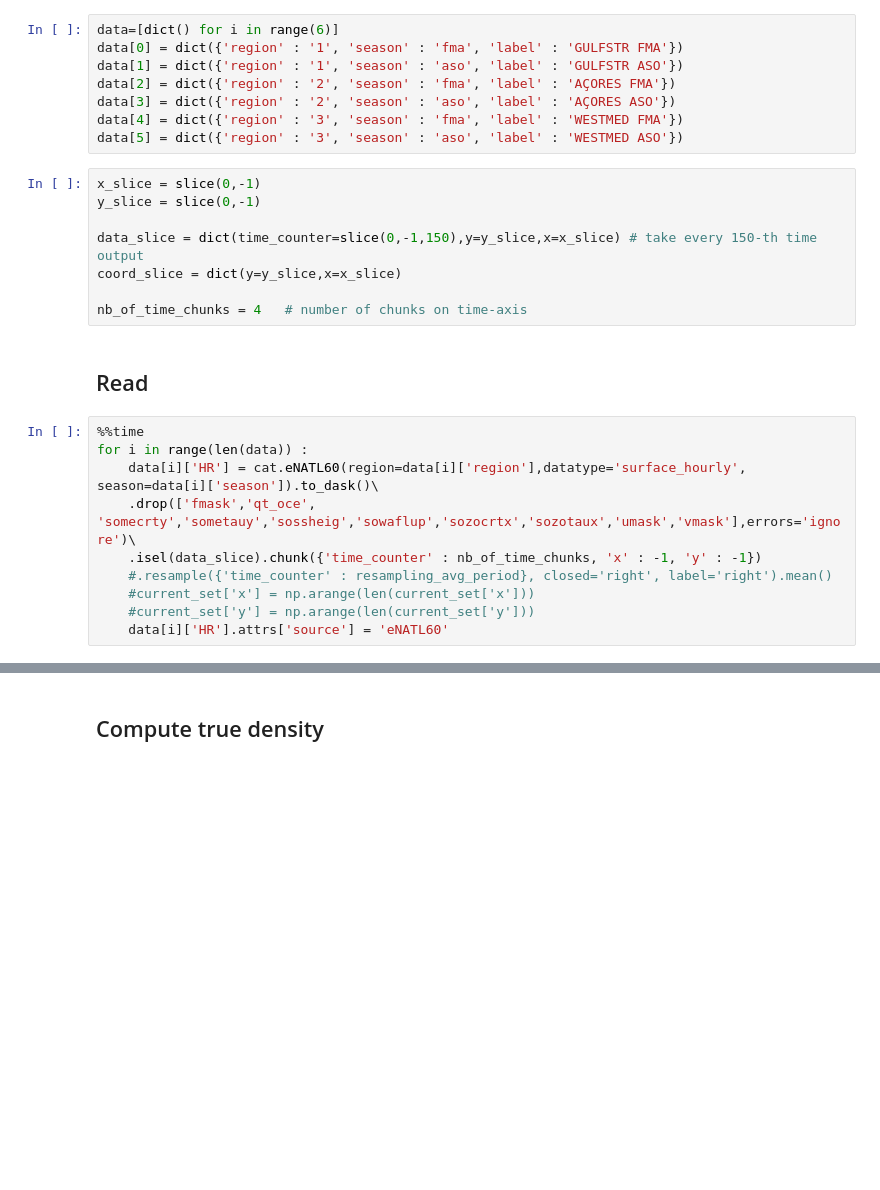
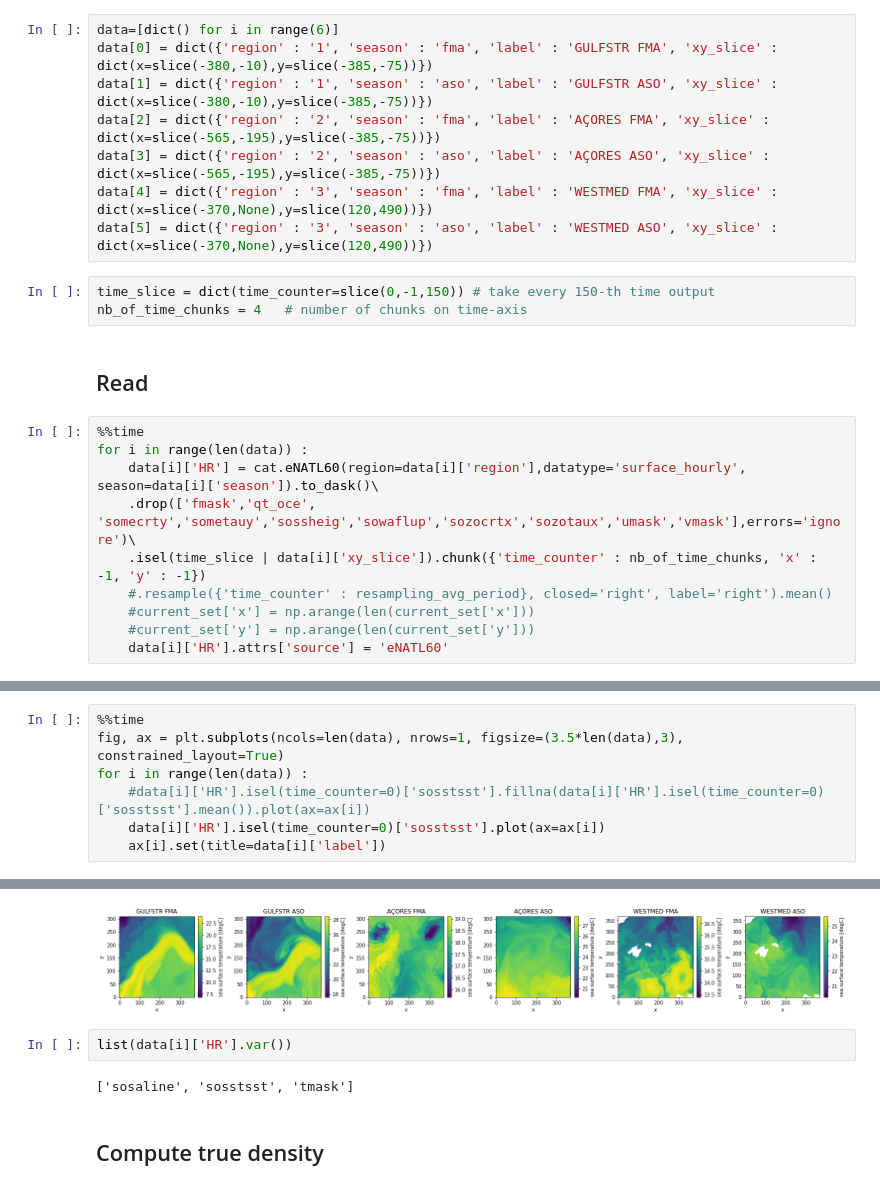
Before and after one commit to anastasiaGor/oceanDataNotebooks, a Jupyter notebook: density_ML/06-cloud_version.ipynb, the cells around one changed output, grey strips where cells are left out. Drawn from its saved outputs; the diff is of its cells as text; blank space fills up the shorter version.

```diff
--- a/density_ML/06-cloud_version.ipynb
+++ b/density_ML/06-cloud_version.ipynb
@@ -23,19 +28,14 @@ from validate_catalog import all_params
 params_dict, cat = all_params()
 # %%
 data=[dict() for i in range(6)]
-data[0] = dict({'region' : '1', 'season' : 'fma', 'label' : 'GULFSTR FMA'})
-data[1] = dict({'region' : '1', 'season' : 'aso', 'label' : 'GULFSTR ASO'})
-data[2] = dict({'region' : '2', 'season' : 'fma', 'label' : 'AÇORES FMA'})
-data[3] = dict({'region' : '2', 'season' : 'aso', 'label' : 'AÇORES ASO'})
-data[4] = dict({'region' : '3', 'season' : 'fma', 'label' : 'WESTMED FMA'})
-data[5] = dict({'region' : '3', 'season' : 'aso', 'label' : 'WESTMED ASO'})
+data[0] = dict({'region' : '1', 'season' : 'fma', 'label' : 'GULFSTR FMA', 'xy_slice' : dict(x=slice(-380,-10),y=slice(-385,-75))})
+data[1] = dict({'region' : '1', 'season' : 'aso', 'label' : 'GULFSTR ASO', 'xy_slice' : dict(x=slice(-380,-10),y=slice(-385,-75))})
+data[2] = dict({'region' : '2', 'season' : 'fma', 'label' : 'AÇORES FMA', 'xy_slice' : dict(x=slice(-565,-195),y=slice(-385,-75))})
+data[3] = dict({'region' : '2', 'season' : 'aso', 'label' : 'AÇORES ASO', 'xy_slice' : dict(x=slice(-565,-195),y=slice(-385,-75))})
+data[4] = dict({'region' : '3', 'season' : 'fma', 'label' : 'WESTMED FMA', 'xy_slice' : dict(x=slice(-370,None),y=slice(120,490))})
+data[5] = dict({'region' : '3', 'season' : 'aso', 'label' : 'WESTMED ASO', 'xy_slice' : dict(x=slice(-370,None),y=slice(120,490))})
 # %%
-x_slice = slice(0,-1)
-y_slice = slice(0,-1)
-
-data_slice = dict(time_counter=slice(0,-1,150),y=y_slice,x=x_slice) # take every 150-th time output
-coord_slice = dict(y=y_slice,x=x_slice)
-
+time_slice = dict(time_counter=slice(0,-1,150)) # take every 150-th time output
 nb_of_time_chunks = 4   # number of chunks on time-axis
 # %% [markdown]
 ## Read
@@ -44,7 +44,7 @@ nb_of_time_chunks = 4   # number of chunks on time-axis
 for i in range(len(data)) :
     data[i]['HR'] = cat.eNATL60(region=data[i]['region'],datatype='surface_hourly', season=data[i]['season']).to_dask()\
     .drop(['fmask','qt_oce', 'somecrty','sometauy','sossheig','sowaflup','sozocrtx','sozotaux','umask','vmask'],errors='ignore')\
-    .isel(data_slice).chunk({'time_counter' : nb_of_time_chunks, 'x' : -1, 'y' : -1})
+    .isel(time_slice | data[i]['xy_slice']).chunk({'time_counter' : nb_of_time_chunks, 'x' : -1, 'y' : -1})
     #.resample({'time_counter' : resampling_avg_period}, closed='right', label='right').mean()
     #current_set['x'] = np.arange(len(current_set['x']))
     #current_set['y'] = np.arange(len(current_set['y']))
@@ -54,0 +55,8 @@ Wall time: 2.9 s
+# %%
+%%time
+fig, ax = plt.subplots(ncols=len(data), nrows=1, figsize=(3.5*len(data),3), constrained_layout=True)
+for i in range(len(data)) :
+    #data[i]['HR'].isel(time_counter=0)['sosstsst'].fillna(data[i]['HR'].isel(time_counter=0)['sosstsst'].mean()).plot(ax=ax[i])
+    data[i]['HR'].isel(time_counter=0)['sosstsst'].plot(ax=ax[i])
+    ax[i].set(title=data[i]['label'])
+# %% [output]
@@ -55,3 +65,8 @@ Wall time: 2.9 s
+[figure, added]
+# %%
+list(data[i]['HR'].var())
+# %% [output]
+['sosaline', 'sosstsst', 'tmask']
 # %% [markdown]
 ## Compute true density
 # %%
```
Also changed, not shown: parts of 25 cells of this notebook, 1 other file.
